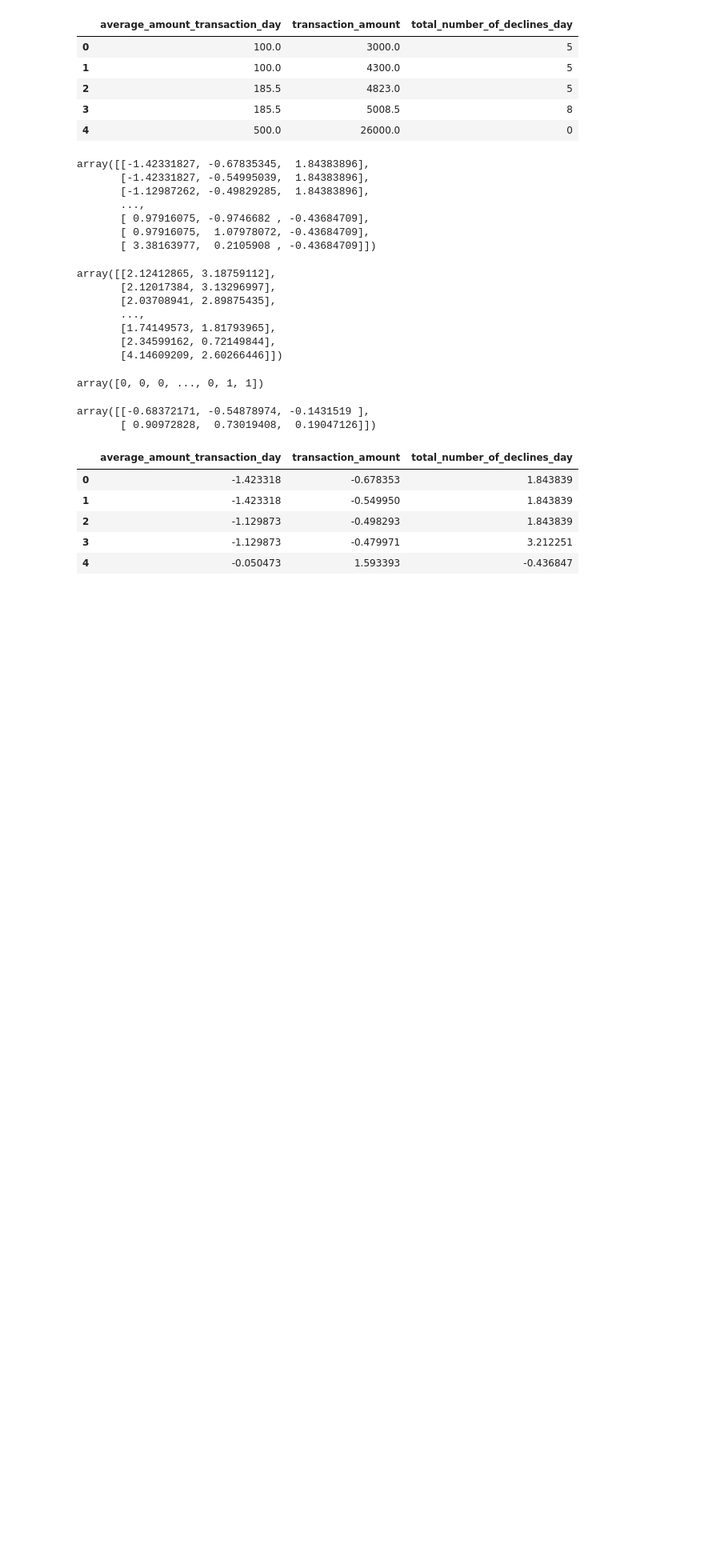
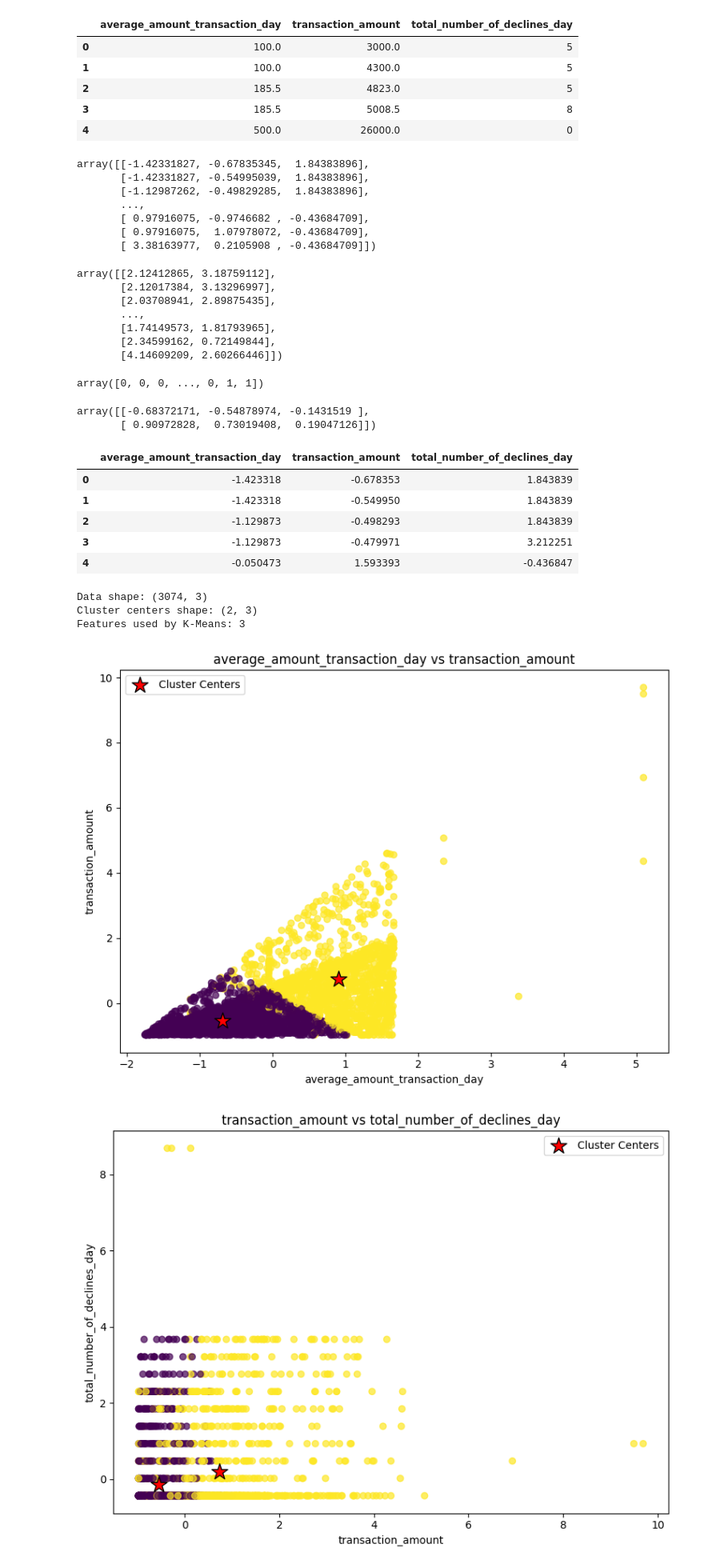
Before and after one commit to savindumahasen/Credict-Card-Fraud-Detection, a Jupyter notebook: creditcardfrauddetection.ipynb, the cells around one changed output. Shown at 80% size. Cells and saved outputs as stored; diff of their text form; code cells hidden in the pictures; blank space fills up the shorter version.

Commit message:
Plot the 2 clusters in scatterplots

```diff
--- a/creditcardfrauddetection.ipynb
+++ b/creditcardfrauddetection.ipynb
@@ -588,3 +588,60 @@ scaled_result_pd.head()
 | 2 | -1.129873 | -0.498293 | 1.843839 |
 | 3 | -1.129873 | -0.479971 | 3.212251 |
 | 4 | -0.050473 | 1.593393 | -0.436847 |
+# %%
+w = kmc.cluster_centers_
+
+# Check the shapes
+print("Data shape:", scaled_result_pd.shape)
+print("Cluster centers shape:", w.shape)
+print("Features used by K-Means:", kmc.n_features_in_)
+
+# Ensure feature counts match
+if scaled_result_pd.shape[1] != w.shape[1]:
+    raise ValueError(
+        "The number of features in kmc_results "
+        "does not match the K-Means model."
+    )
+
+# Plot each consecutive pair of features
+for i in range(w.shape[1] - 1):
+
+    plt.figure(figsize=(8, 6))
+
+    # Plot the data points
+    plt.scatter(
+        scaled_result_pd.iloc[:, i],
+        scaled_result_pd.iloc[:, i + 1],
+        c=kmc.labels_,
+        cmap='viridis',
+        alpha=0.7
+    )
+
+    # Plot cluster centers
+    plt.scatter(
+        w[:, i],
+        w[:, i + 1],
+        c='red',
+        marker='*',
+        s=250,
+        edgecolors='black',
+        label='Cluster Centers'
+    )
+
+    plt.xlabel(scaled_result_pd.columns[i])
+    plt.ylabel(scaled_result_pd.columns[i + 1])
+
+    plt.title(
+        f'{scaled_result_pd.columns[i]} vs '
+        f'{scaled_result_pd.columns[i + 1]}'
+    )
+
+    plt.legend()
+    plt.tight_layout()
+    plt.show()
+# %% [output]
+Data shape: (3074, 3)
+Cluster centers shape: (2, 3)
+Features used by K-Means: 3
+[figure, added]
+[figure, added]
```
